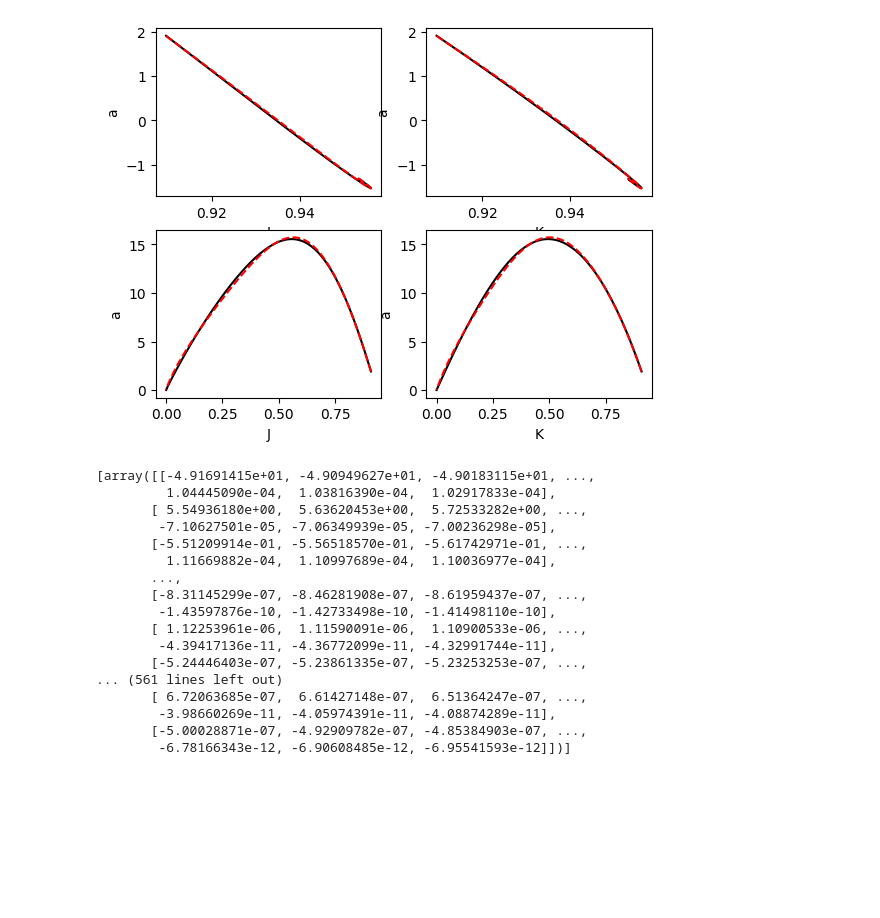
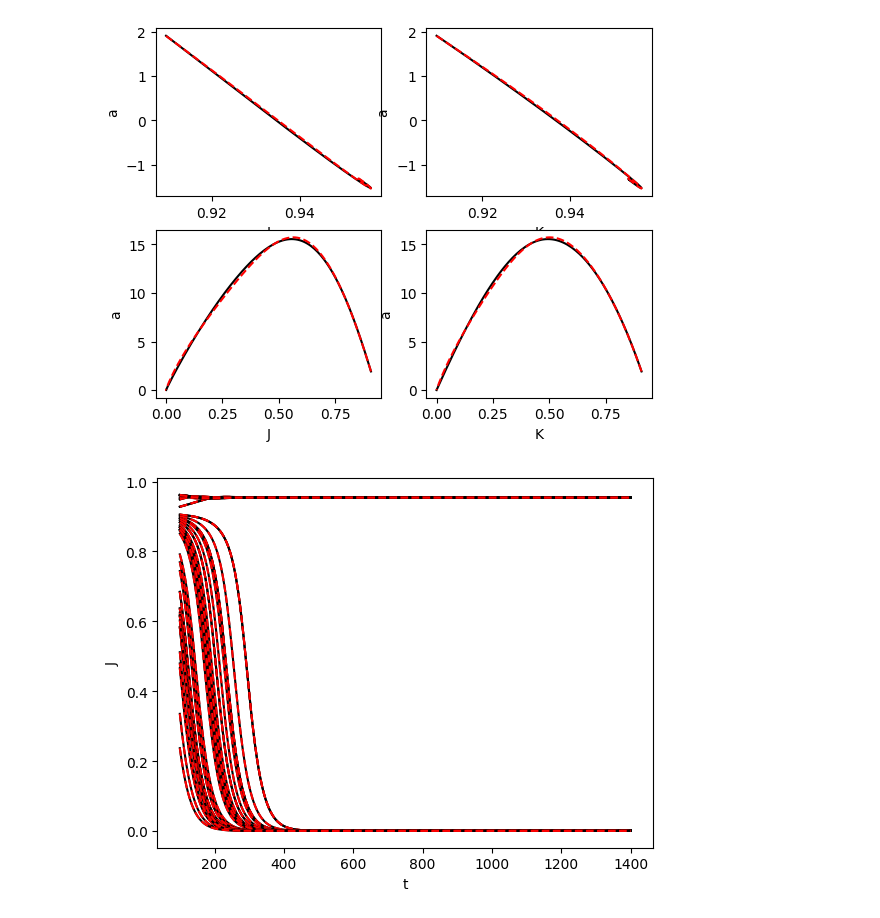
Before and after one commit to haller-group/SSMLearnPy, a Jupyter notebook: examples/couetteflow/couetteflowRe135.ipynb, the cells around one changed output. Saved outputs shown, nothing was run; the diff lists cells and outputs as text; code cells hidden in the pictures; blank space fills up the shorter version.

```diff
--- a/examples/couetteflow/couetteflowRe135.ipynb
+++ b/examples/couetteflow/couetteflowRe135.ipynb
@@ -122,42 +122,26 @@ test_predictions = ssm.predict(t = t_test, x = x_full_test, x_reduced = x_reduce
 # %%
 t_predict = test_predictions['time']
 x_predict = test_predictions['reduced_coordinates']
 e_predict = test_predictions['errors']
 for i_traj in range(n_traj_test):
     plt.plot(
-        t_train[i_traj],
-        x_reduced_train[i_traj][0,:],
+        t_test[i_traj],
+        x_reduced_test[i_traj][0,:],
         'k'
     )
 
     plt.plot(
         t_predict[i_traj],
         x_predict[i_traj][0,:],
         'r--'
     )
 
 plt.xlabel("t")
 plt.ylabel("J")
 
 plt.show()
 # %% [output]
-[array([[-4.91691415e+01, -4.90949627e+01, -4.90183115e+01, ...,
-         1.04445090e-04,  1.03816390e-04,  1.02917833e-04],
-       [ 5.54936180e+00,  5.63620453e+00,  5.72533282e+00, ...,
-        -7.10627501e-05, -7.06349939e-05, -7.00236298e-05],
-       [-5.51209914e-01, -5.56518570e-01, -5.61742971e-01, ...,
-         1.11669882e-04,  1.10997689e-04,  1.10036977e-04],
-       ...,
-       [-8.31145299e-07, -8.46281908e-07, -8.61959437e-07, ...,
-        -1.43597876e-10, -1.42733498e-10, -1.41498110e-10],
-       [ 1.12253961e-06,  1.11590091e-06,  1.10900533e-06, ...,
-        -4.39417136e-11, -4.36772099e-11, -4.32991744e-11],
-       [-5.24446403e-07, -5.23861335e-07, -5.23253253e-07, ...,
-... (561 lines left out)
-       [ 6.72063685e-07,  6.61427148e-07,  6.51364247e-07, ...,
-        -3.98660269e-11, -4.05974391e-11, -4.08874289e-11],
-       [-5.00028871e-07, -4.92909782e-07, -4.85384903e-07, ...,
-        -6.78166343e-12, -6.90608485e-12, -6.95541593e-12]])]
+[figure, added]
 # %%
 for i_traj in range(n_traj_test):
     plt.plot(
```
Also changed, not shown: parts of 2 cells of this notebook, 5 other files.
